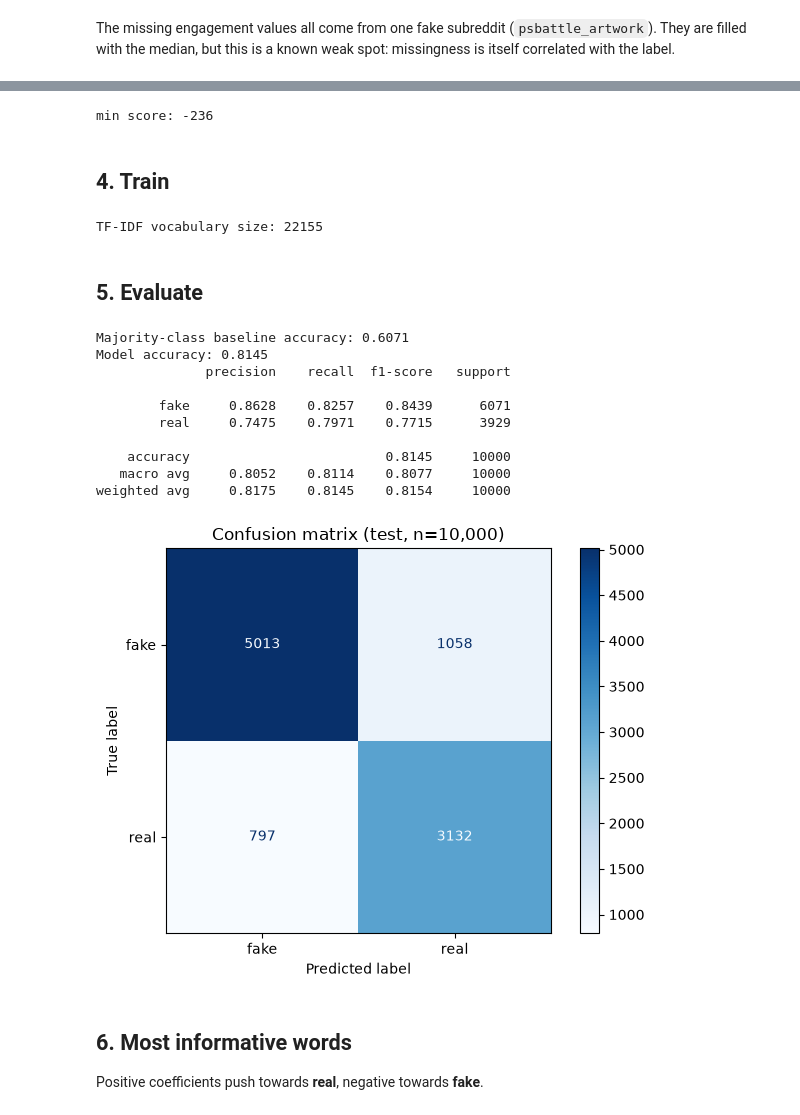
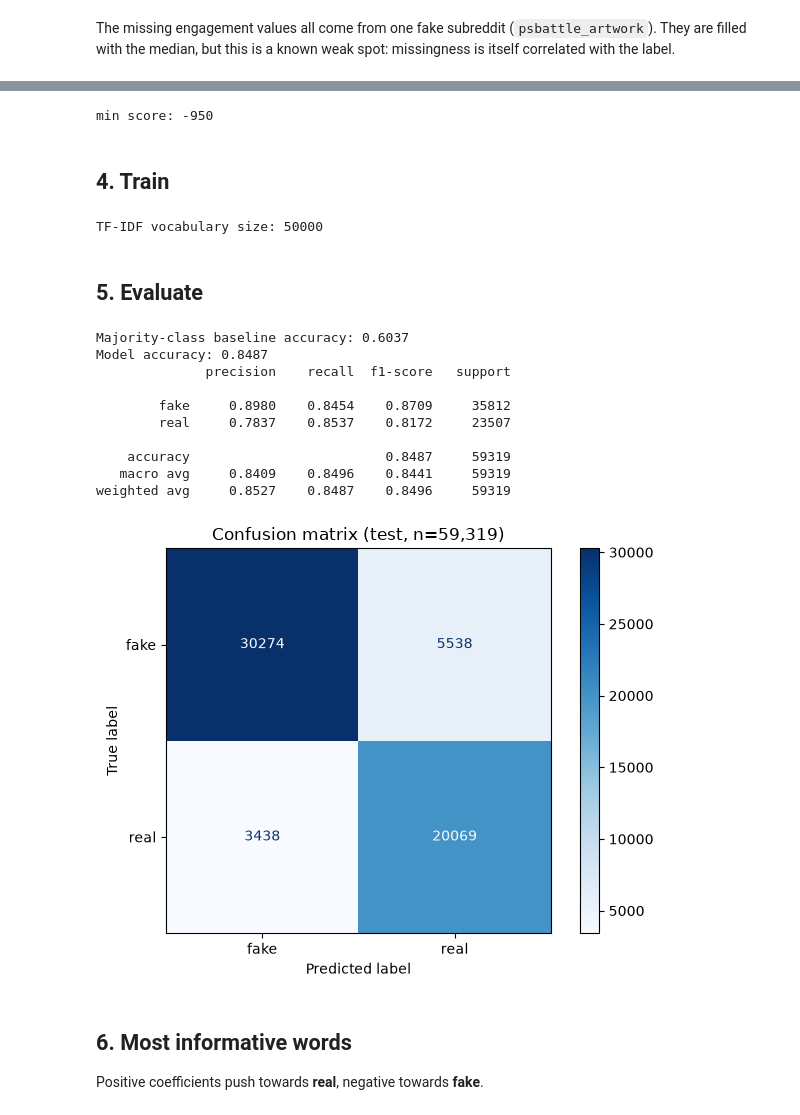
Before and after one commit to Turmenas/AI-based_fake-news-detection, a Jupyter notebook: notebooks/01_ml_model.ipynb, the cells around one changed output, grey strips where cells are left out. Cells and saved outputs as stored; diff of their text form; code cells hidden in the pictures.

```diff
--- a/notebooks/01_ml_model.ipynb
+++ b/notebooks/01_ml_model.ipynb
@@ -110,15 +109,12 @@ The missing engagement values all come from one fake subreddit (`psbattle_artwor
 * `clean_title` -> TF-IDF (unigrams + bigrams).
 * `score`, `num_comments`, `upvote_ratio` -> median imputation, clip negatives to 0, `log1p`, standard scaling.
 # %%
-train = train_full.sample(40_000, random_state=SEED)  # 40k eiluciu mokymui: uztenka ir telpa i atminti
-test = test_full.sample(10_000, random_state=SEED)  # 10k eiluciu testui
-del train_full, test_full
 FEATURES = ["clean_title", "score", "num_comments", "upvote_ratio"]  # subreddit neimam, nes jis tiesiog pasako atsakyma ir modelis nieko neismoktu
-X_train, y_train = train[FEATURES], train["2_way_label"]  # X = ka modelis mato, y = teisingas atsakymas
-X_test, y_test = test[FEATURES], test["2_way_label"]
+X_train, y_train = train_full[FEATURES], train_full["2_way_label"]  # visi 564k irasu: modelis su jais susitvarko per pusmineti, o daugiau pavyzdziu = geresni rezultatai
+X_test, y_test = test_full[FEATURES], test_full["2_way_label"]  # visas oficialus testas, 59k irasu
 print("min score:", X_train["score"].min())  # yra neigiamu tasku, o logaritmas su jais neveikia
 # %% [output]
-min score: -236
+min score: -950
 # %%
 numeric = make_pipeline(SimpleImputer(strategy="median"),  # tuscius langelius uzpildom viduriniu skaiciumi
                         FunctionTransformer(np.clip, kw_args={"a_min": 0, "a_max": None}, feature_names_out="one-to-one"),  # neigiamus taskus paverciam 0
@@ -134,7 +130,7 @@ model = Pipeline([("features", features), ("clf", LogisticRegression(class_weigh
 model.fit(X_train, y_train)  # modelis mokosi tik is mokymo duomenu
 print("TF-IDF vocabulary size:", len(model.named_steps["features"].named_transformers_["title"].vocabulary_))  # kiek skirtingu zodziu modelis zino
 # %% [output]
-TF-IDF vocabulary size: 22155
+TF-IDF vocabulary size: 50000
 # %% [markdown]
 ## 5. Evaluate
 # %%
@@ -143,21 +139,21 @@ print("Majority-class baseline accuracy:", round((y_test == 0).mean(), 4))  # pa
 print("Model accuracy:", round(accuracy_score(y_test, pred), 4))
 print(classification_report(y_test, pred, target_names=["fake", "real"], digits=4))  # precision: kiek spejimu buvo teisingi; recall: kiek is visu tikru atveju modelis rado
 # %% [output]
-Majority-class baseline accuracy: 0.6071
-Model accuracy: 0.8145
+Majority-class baseline accuracy: 0.6037
+Model accuracy: 0.8487
               precision    recall  f1-score   support
 
-        fake     0.8628    0.8257    0.8439      6071
-        real     0.7475    0.7971    0.7715      3929
+        fake     0.8980    0.8454    0.8709     35812
+        real     0.7837    0.8537    0.8172     23507
 
-    accuracy                         0.8145     10000
-   macro avg     0.8052    0.8114    0.8077     10000
-weighted avg     0.8175    0.8145    0.8154     10000
+    accuracy                         0.8487     59319
+   macro avg     0.8409    0.8496    0.8441     59319
+weighted avg     0.8527    0.8487    0.8496     59319
 # %%
 ConfusionMatrixDisplay(confusion_matrix(y_test, pred), display_labels=["fake", "real"]).plot(cmap="Blues", values_format="d")  # lentele: kur modelis pataike ir kur suklydo
-plt.title("Confusion matrix (test, n=10,000)"); plt.tight_layout(); plt.savefig(FIG / "confusion_matrix.png", dpi=120); plt.show()
+plt.title("Confusion matrix (test, n=59,319)"); plt.tight_layout(); plt.savefig(FIG / "confusion_matrix.png", dpi=120); plt.show()
 # %% [output]
-[figure, old version]
+[figure, new version]
 # %% [markdown]
 ## 6. Most informative words
 Positive coefficients push towards **real**, negative towards **fake**.
```
Also changed, not shown: parts of 4 cells of this notebook, 1 other file.
